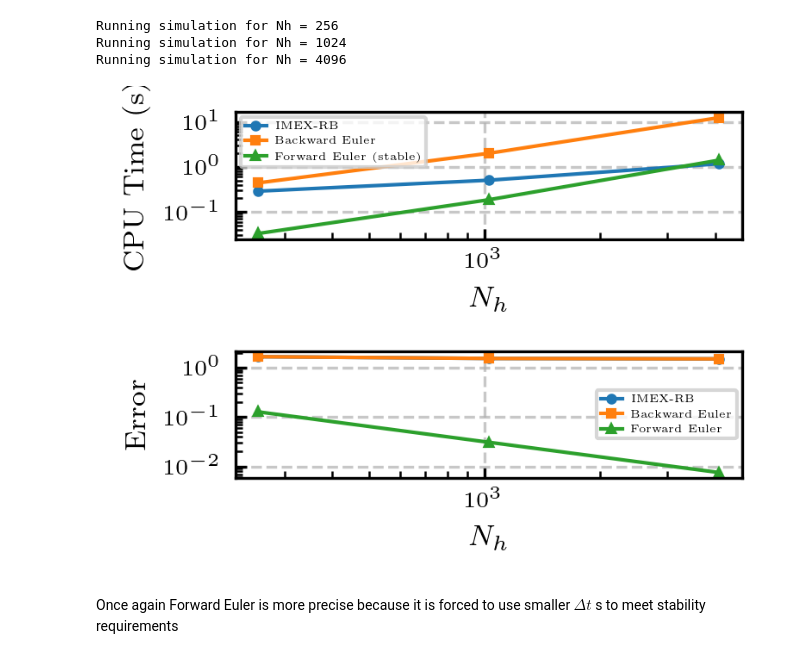
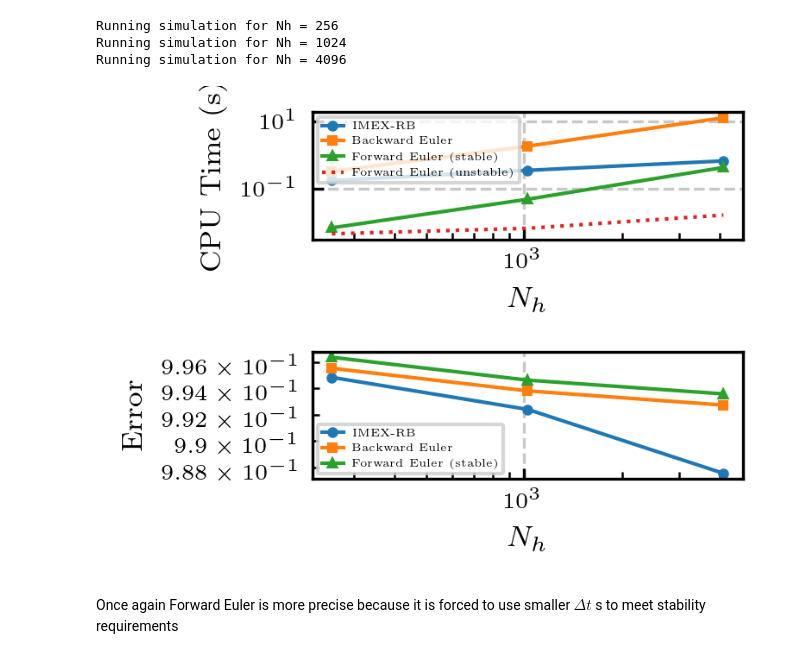
Before and after one commit to Fra-Sala/IMEX-RB, a Jupyter notebook: tutorials/advdiff2D.ipynb, the cells around one changed output. Saved outputs shown, nothing was run; the diff lists cells and outputs as text; code cells hidden in the pictures.

```diff
--- a/tutorials/advdiff2D.ipynb
+++ b/tutorials/advdiff2D.ipynb
@@ -57,10 +57,10 @@ from problemsPDE import AdvDiff2D
 problem_name = "AdvDiff2D"
 Lx = 2
 Ly = Lx
-Nx = 50
+Nx = 100
 Ny = Nx
 kappa = 0.1
-vx = 0.8
+vx = 2
 vy = vx
 t0 = 0.0
 tf = 1.0
@@ -105,6 +105,8 @@ We plot the errors over time for the previously chosen parameters. Note that the
 # %%
 import matplotlib.pyplot as plt
 
+fig = plt.figure()
+plt.subplot(2,1,1)
 # Compute relative errors over time
 errIMEX = compute_errors(uIMEX, tvec, problem.coords, problem.exact_solution, dim=2)
 errBE = compute_errors(uBE, tvec, problem.coords, problem.exact_solution, dim=2)
@@ -116,12 +118,18 @@ plt.semilogy(tvec[1:], errBE, label="Backward Euler", marker='s')
 # plt.semilogy(tvecFE[1:], errFE, label="Forward Euler (stable)", marker='^')
 
 # Add labels, legend, and title
-plt.xlabel(r"Time $(t_n)$")
-plt.ylabel("Relative Error")
+plt.ylabel(r"$e(t_n)$")
 plt.title(f"{problem_name}")
 plt.legend()
 plt.grid(True)
 
+plt.subplot(2,1,2)
+plt.plot(tvec[1:], subiter, label="subiter", marker="^")
+plt.xlabel(r"Time $t_n$")
+plt.ylabel(r"Subiterations")
+plt.axhline(maxsubiter, linestyle=":", color="k", label=r"max subiters")
+plt.legend()
+
 # Show the plot
 plt.show()
 # %% [output]
@@ -130,7 +138,7 @@ plt.show()
 ### Plot the animation of the solution
 Note that an animated plot in jupyter is not straightforward, and that is why there are some weird commands
 # %%
-plot_animation = False
+plot_animation = 1
 if plot_animation:
 
     %matplotlib ipympl
@@ -263,6 +273,7 @@ maxsize = int(np.ceil(np.pow(Nx, 1/3)))
 maxsubiter = maxsize
 # %%
 # Parameters for the simulation
+print("Here some overflow error will be likely thrown by unstable FE")
 kappa = 1.0
 bc_left = 0.0
 bc_right = 0.0
@@ -276,6 +287,7 @@ Nh_list = []
 CPU_IMEX_list = []
 CPU_BE_list = []
 CPU_FE_list = []
+CPU_FEunstable_list = []
 
 err_IMEX_list = []
 err_BE_list = []
@@ -286,8 +298,7 @@ Nx_values = [2**val for val in range(4, 7)]
 for Nx in Nx_values:
     # Define the problem object
     Ny = Nx
-    problem = Heat2D(Nx, Ny, Lx, Ly, kappa, bc_left, bc_right,
-                    bc_bottom, bc_top)
+    problem = AdvDiff2D(Nx, Ny, Lx, Ly, kappa, vx, vy)
     print(f"Running simulation for Nh = {problem.Nh}")
     Nh_list.append(problem.Nh)
 
@@ -303,6 +314,9 @@ for Nx in Nx_values:
     # Run Forward Euler integration on its own stable time grid
     Nt_FE = compute_steps_stability_FE(problem, tspan)
     uFE, tvec_FE, CPUTimeFE = forward_euler(problem, u0, tspan, Nt_FE)
+    # Run also an unstable FE for lower ideal bound on CPU time
+    *_, CPUTimeFEunstable = forward_euler(problem, u0, tspan, Nt)
+
 
     # Compute errors at final time
     err_IMEX = compute_errors(uIMEX, tvec, problem.coords, problem.exact_solution, dim=2, finaltimeonly=True)
@@ -313,6 +327,7 @@ for Nx in Nx_values:
     CPU_IMEX_list.append(CPUtimeIMEX)
     CPU_BE_list.append(CPUTimeBE)
     CPU_FE_list.append(CPUTimeFE)
+    CPU_FEunstable_list.append(CPUTimeFEunstable)
 
     err_IMEX_list.append(err_IMEX)
     err_BE_list.append(err_BE)
@@ -324,29 +339,30 @@ Running simulation for Nh = 4096
 # %%
 # Plotting CPU times vs Nx
 plt.subplot(2, 1, 1)
 plt.loglog(Nh_list, CPU_IMEX_list, 'o-', label='IMEX-RB')
 plt.loglog(Nh_list, CPU_BE_list, 's-', label='Backward Euler')
 plt.loglog(Nh_list, CPU_FE_list, '^-', label='Forward Euler (stable)')
+plt.loglog(Nh_list, CPU_FEunstable_list, ':', label='Forward Euler (unstable)')
 plt.xlabel(r'$N_h$')
 plt.ylabel('CPU Time (s)')
 # plt.title('CPU Time vs Spatial Resolution')
 plt.legend()
 plt.grid(True)
 
 # Plotting errors at final time vs Nx
 plt.subplot(2, 1, 2)
 plt.loglog(Nh_list, err_IMEX_list, 'o-', label='IMEX-RB')
 plt.loglog(Nh_list, err_BE_list, 's-', label='Backward Euler')
-plt.loglog(Nh_list, err_FE_list, '^-', label='Forward Euler')
+plt.loglog(Nh_list, err_FE_list, '^-', label='Forward Euler (stable)')
 plt.xlabel(r'$N_h$')
 plt.ylabel(r'Error')
 # plt.title('Error vs num of unknowns')
 plt.legend()
 plt.grid(True)
 
 # plt.tight_layout()
 plt.show()
 # %% [output]
-[figure, old version]
+[figure, new version]
 # %% [markdown]
 Once again Forward Euler is more precise because it is forced to use smaller $\Delta t$ s to meet stability requirements
```
Also changed, not shown: parts of 4 cells of this notebook, 1 other file.
